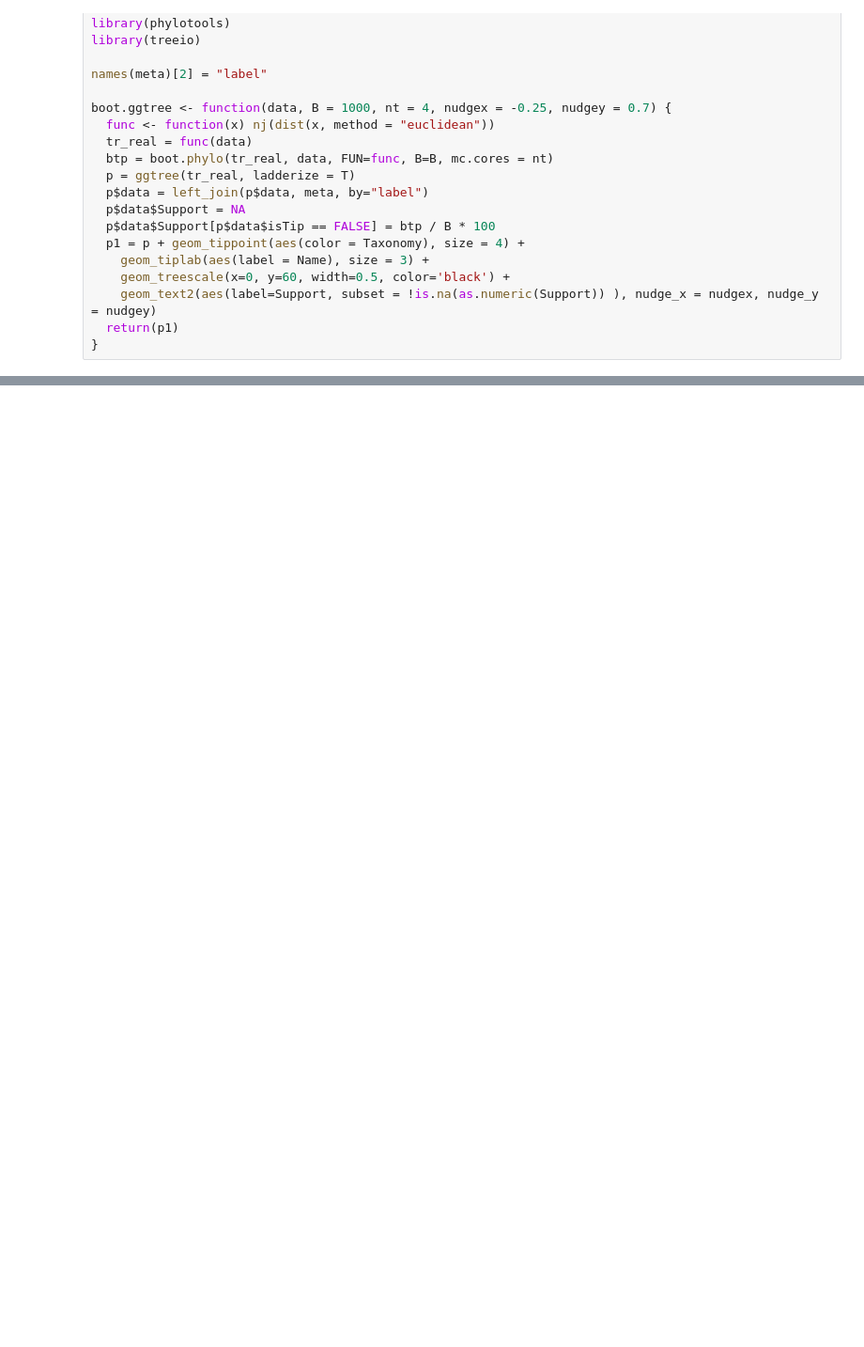
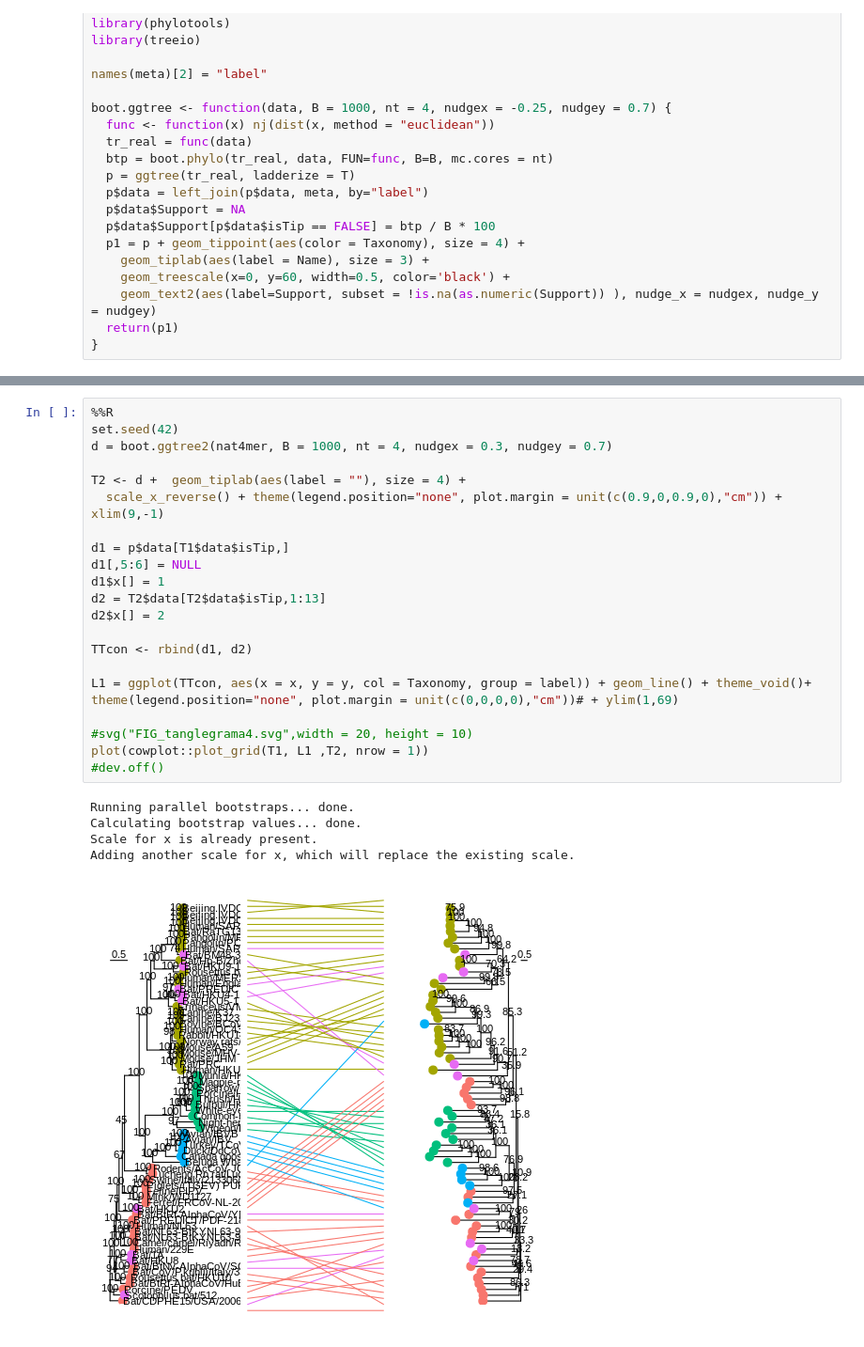
Before and after one commit to MuriloACassiano/Viral_Genomic_Numeric_Representations, a Jupyter notebook: coronavirinae.ipynb, the cells around one changed output, grey strips where cells are left out. Shown at 94% size. Saved outputs shown, nothing was run; the diff lists cells and outputs as text; blank space fills up the shorter version.

```diff
--- a/coronavirinae.ipynb
+++ b/coronavirinae.ipynb
@@ -1051,0 +1250,27 @@ Running parallel bootstraps...
+# %%
+%%R
+set.seed(42)
+d = boot.ggtree2(nat4mer, B = 1000, nt = 4, nudgex = 0.3, nudgey = 0.7)
+
+T2 <- d +  geom_tiplab(aes(label = ""), size = 4) +
+  scale_x_reverse() + theme(legend.position="none", plot.margin = unit(c(0.9,0,0.9,0),"cm")) + xlim(9,-1)
+
+d1 = p$data[T1$data$isTip,]
+d1[,5:6] = NULL
+d1$x[] = 1
+d2 = T2$data[T2$data$isTip,1:13]
+d2$x[] = 2
+
+TTcon <- rbind(d1, d2)
+
+L1 = ggplot(TTcon, aes(x = x, y = y, col = Taxonomy, group = label)) + geom_line() + theme_void()+ theme(legend.position="none", plot.margin = unit(c(0,0,0,0),"cm"))# + ylim(1,69)
+
+#svg("FIG_tanglegrama4.svg",width = 20, height = 10)
+plot(cowplot::plot_grid(T1, L1 ,T2, nrow = 1))
+#dev.off()
+# %% [output]
+Running parallel bootstraps... done.
+Calculating bootstrap values... done.
+Scale for x is already present.
+Adding another scale for x, which will replace the existing scale.
+[figure, added]
```
Also changed, not shown: parts of 22 cells of this notebook.
